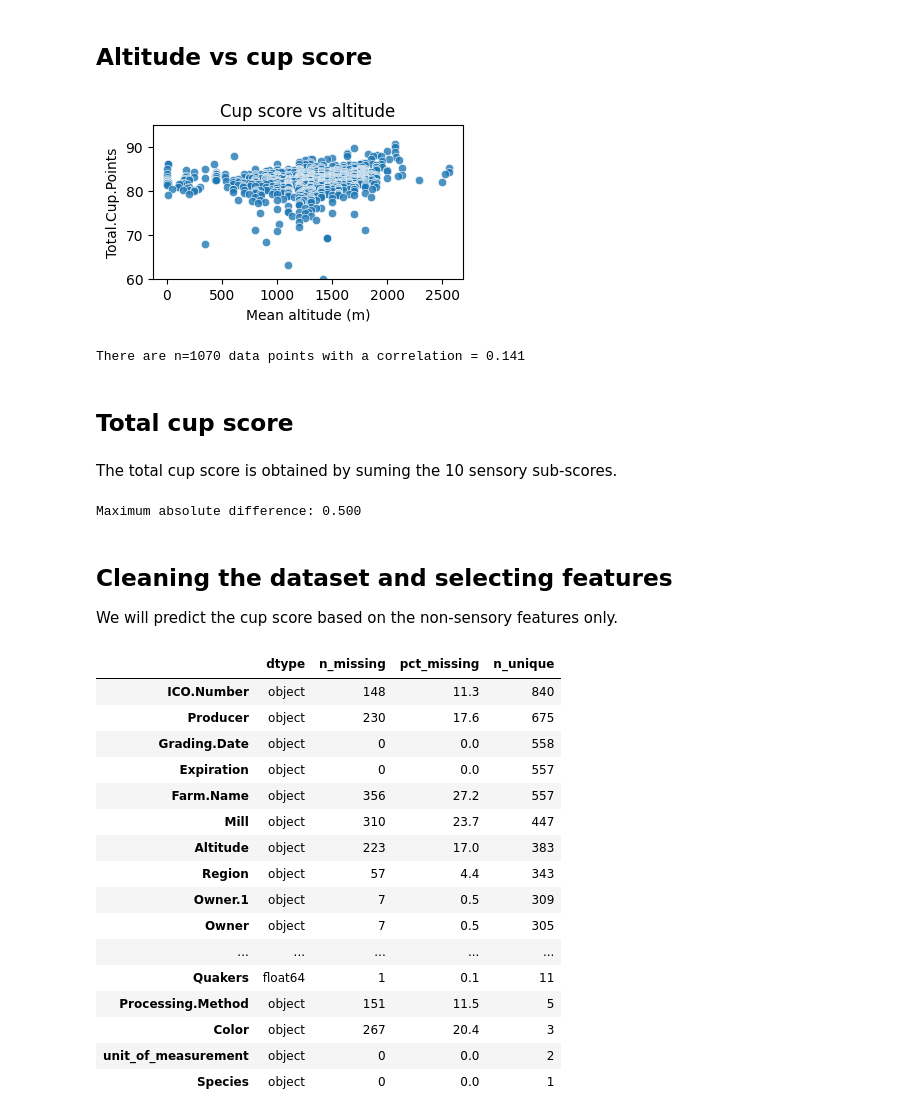
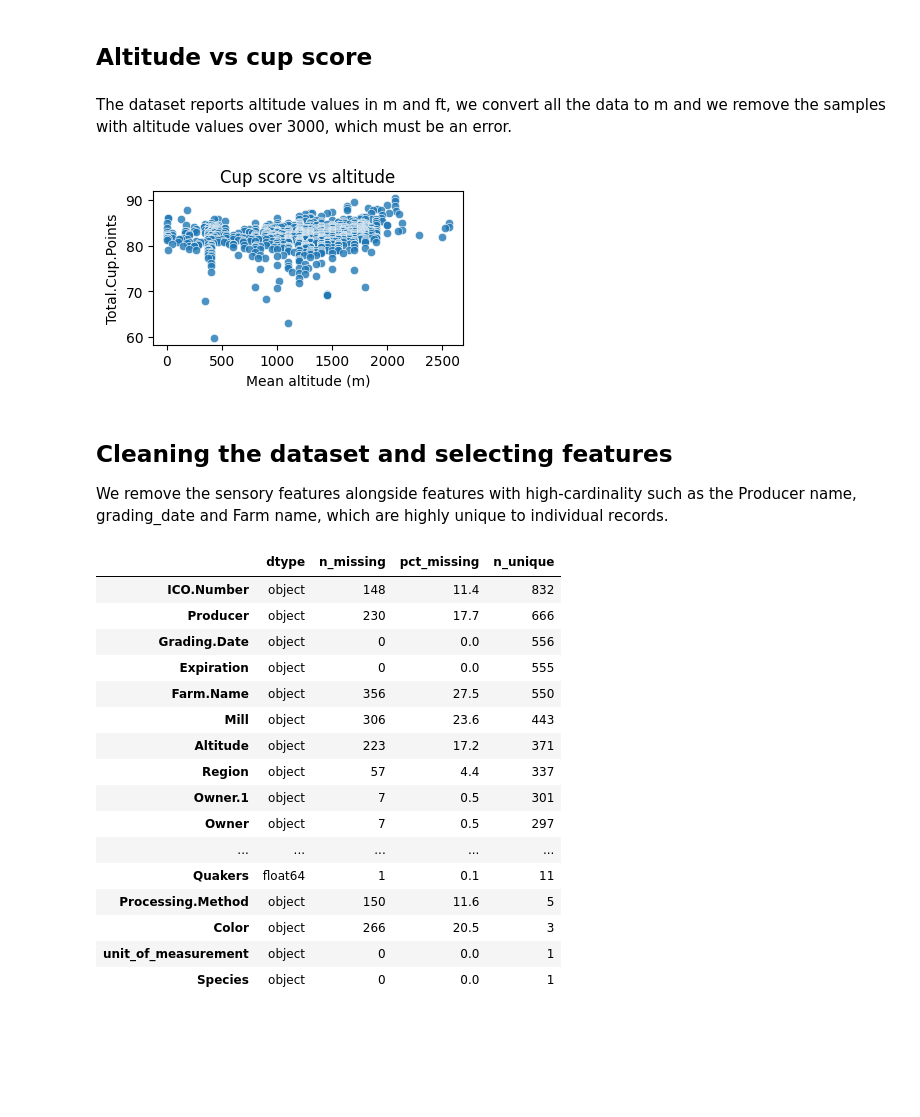
Before and after one commit to nayuAlv/Arabica_coffee_quality, a Jupyter notebook: notebooks/coffee_data_analysis.ipynb, the cells around one changed output. Cells and saved outputs as stored; diff of their text form; code cells hidden in the pictures; blank space fills up the shorter version.

Commit message:
convert_to_m

```diff
--- a/notebooks/coffee_data_analysis.ipynb
+++ b/notebooks/coffee_data_analysis.ipynb
@@ -17,11 +13,9 @@ from matplotlib.ticker import AutoMinorLocator
 # %% [markdown]
 Load the data:
 # %%
-URL = "https://raw.githubusercontent.com/jldbc/coffee-quality-database/master/data/arabica_data_cleaned.csv"
-
-coffee_df = pd.read_csv(URL)
+coffee_df_full= pd.read_csv("../data/coffee_data.csv")
+coffee_df = coffee_df_full.copy()
 coffee_df = coffee_df.drop(columns=["Unnamed: 0"])
-coffee_df.to_csv("../data/coffee_data.csv")
 coffee_df.info()
 coffee_df.head(5)
 # %% [output]
@@ -92,3 +86,5 @@ coffee_df[coffee_df[target] < 10][[target, "Country.of.Origin", "Variety", "Proc
 | 1310 | 0.0 | Honduras | Caturra | NaN | 0.0 | 0.0 |
 # %% [markdown]
 It is most likely a data entry error, so we can drop this data before modeling.
+# %%
+coffee_df = coffee_df[coffee_df[target] > 10]
@@ -154,41 +151,29 @@ plt.show()
 [figure]
 # %% [markdown]
 ## Altitude vs cup score
+# %% [markdown]
+The dataset reports altitude values in m and ft, we convert all the data to m and we remove the samples with altitude values over 3000, which must be an error.
 # %%
-alt = coffee_df[["altitude_mean_meters", target]].dropna()
-# filtering absurd values
-alt = alt[(alt["altitude_mean_meters"] > 0)& (alt["altitude_mean_meters"] < 3000)]
+
+coffee_df = convert_to_m(coffee_df)
+# We drop all the values below 3000 msnm
+coffee_df = coffee_df[(coffee_df["altitude_mean_meters"] < 3000) | (coffee_df["altitude_mean_meters"].isna())]
 
 plt.figure(figsize=(4, 2))
-sns.scatterplot(data=alt, x="altitude_mean_meters", y=target, alpha=0.8)
+sns.scatterplot(x=coffee_df["altitude_mean_meters"], y=coffee_df["Total.Cup.Points"],alpha=0.8)
 plt.xlabel("Mean altitude (m)")
-plt.ylim(60,95)
+#plt.ylim(60,95)
 plt.title("Cup score vs altitude")
 plt.show()
-
-print(f"There are n={len(alt)} data points with a correlation = {alt.corr().iloc[0,1]:.3f}")
 # %% [output]
-[figure, old version]
+[figure, new version]
-There are n=1070 data points with a correlation = 0.141
-# %% [markdown]
-## Total cup score
-# %% [markdown]
-The total cup score is obtained by suming the 10 sensory sub-scores.
-# %%
-sensory = ["Aroma", "Flavor", "Aftertaste", "Acidity", "Body",
-           "Balance", "Uniformity", "Clean.Cup", "Sweetness", "Cupper.Points"]
-
-computed_total_score = coffee_df[sensory].sum(axis=1)
-diff = (computed_total_score - coffee_df[target]).abs()
-print(f"Maximum absolute difference: {diff.max():.3f}")
-# %% [output]
-Maximum absolute difference: 0.500
 # %% [markdown]
 ## Cleaning the dataset and selecting features
 
-We will predict the cup score based on the non-sensory features only.
+We remove the sensory features alongside features with high-cardinality such as the Producer name, grading_date and Farm name, which are highly unique to individual records.
 # %%
-coffee_df = coffee_df[coffee_df[target] >=10 ].reset_index(drop=True)
+sensory = ["Aroma", "Flavor", "Aftertaste", "Acidity", "Body",
+           "Balance", "Uniformity", "Clean.Cup", "Sweetness", "Cupper.Points"]
 
 #Exclude sensory  features
 coffee_df = coffee_df.drop(columns=sensory)
@@ -202,19 +187,19 @@ info = pd.DataFrame({
 info.sort_values("n_unique", ascending = False)
 # %% [output]
 |  | dtype | n_missing | pct_missing | n_unique |
-| ICO.Number | object | 148 | 11.3 | 840 |
-| Producer | object | 230 | 17.6 | 675 |
-| Grading.Date | object | 0 | 0.0 | 558 |
-| Expiration | object | 0 | 0.0 | 557 |
-| Farm.Name | object | 356 | 27.2 | 557 |
-| Mill | object | 310 | 23.7 | 447 |
-| Altitude | object | 223 | 17.0 | 383 |
-| Region | object | 57 | 4.4 | 343 |
-| Owner.1 | object | 7 | 0.5 | 309 |
-| Owner | object | 7 | 0.5 | 305 |
+| ICO.Number | object | 148 | 11.4 | 832 |
+| Producer | object | 230 | 17.7 | 666 |
+| Grading.Date | object | 0 | 0.0 | 556 |
+| Expiration | object | 0 | 0.0 | 555 |
+| Farm.Name | object | 356 | 27.5 | 550 |
+| Mill | object | 306 | 23.6 | 443 |
+| Altitude | object | 223 | 17.2 | 371 |
+| Region | object | 57 | 4.4 | 337 |
+| Owner.1 | object | 7 | 0.5 | 301 |
+| Owner | object | 7 | 0.5 | 297 |
 | ... | ... | ... | ... | ... |
 | Quakers | float64 | 1 | 0.1 | 11 |
-| Processing.Method | object | 151 | 11.5 | 5 |
-| Color | object | 267 | 20.4 | 3 |
-| unit_of_measurement | object | 0 | 0.0 | 2 |
+| Processing.Method | object | 150 | 11.6 | 5 |
+| Color | object | 266 | 20.5 | 3 |
+| unit_of_measurement | object | 0 | 0.0 | 1 |
 | Species | object | 0 | 0.0 | 1 |
```
Also changed, not shown: parts of 14 cells of this notebook, 4 other files.
